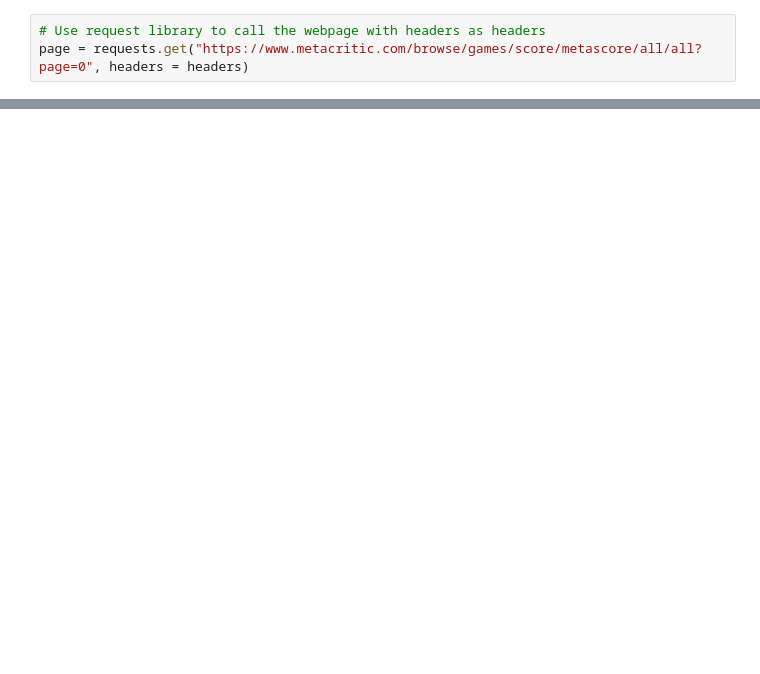
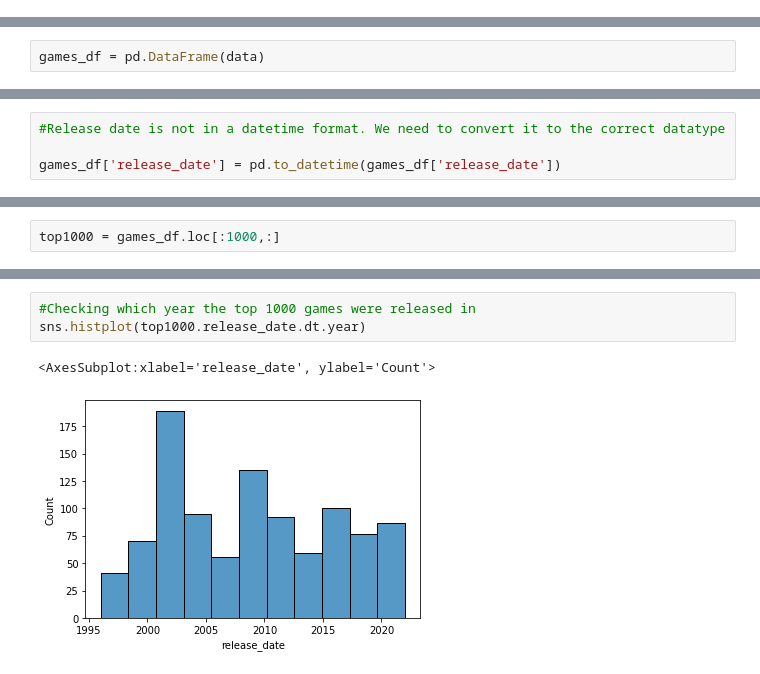
Before and after one commit to DucVanNgo/webscrape-metacritic-videogames, a Jupyter notebook: notebooks/Webscraping Metacritic.ipynb, the cells around one changed output, grey strips where cells are left out. Saved outputs shown, nothing was run; the diff lists cells and outputs as text; blank space fills up the shorter version.

Commit message:
Successfully scraped website + first analysis of release dates and platforms

```diff
--- a/notebooks/Webscraping Metacritic.ipynb
+++ b/notebooks/Webscraping Metacritic.ipynb
@@ -6,6 +17,3 @@ BASE_URL = "https://www.metacritic.com/browse/games/score/metascore/all/all?page
 
 # Need a header, so that the Website didn't think, we are a bot
 headers = {"User-Agent": "Mozilla/5.0 (Macintosh; Intel Mac OS X 10_13_6) AppleWebKit/537.36 (KHTML, like Gecko) Chrome/70.0.3538.77 Safari/537.36"}
-# %%
-# Use request library to call the webpage with headers as headers
-page = requests.get("https://www.metacritic.com/browse/games/score/metascore/all/all?page=0", headers = headers)
@@ -36,0 +110,2 @@ games[0].find('div', class_='clamp-details').find_all('span')[2].text
+# %%
+games_df = pd.DataFrame(data)
@@ -36,0 +130,4 @@ games[0].find('div', class_='clamp-details').find_all('span')[2].text
+# %%
+#Release date is not in a datetime format. We need to convert it to the correct datatype
+
+games_df['release_date'] = pd.to_datetime(games_df['release_date'])
@@ -36,0 +159,2 @@ games[0].find('div', class_='clamp-details').find_all('span')[2].text
+# %%
+top1000 = games_df.loc[:1000,:]
@@ -36,0 +170,6 @@ games[0].find('div', class_='clamp-details').find_all('span')[2].text
+# %%
+#Checking which year the top 1000 games were released in
+sns.histplot(top1000.release_date.dt.year)
+# %% [output]
+<AxesSubplot:xlabel='release_date', ylabel='Count'>
+[figure, added]
```
Also changed, not shown: parts of 14 cells of this notebook.
